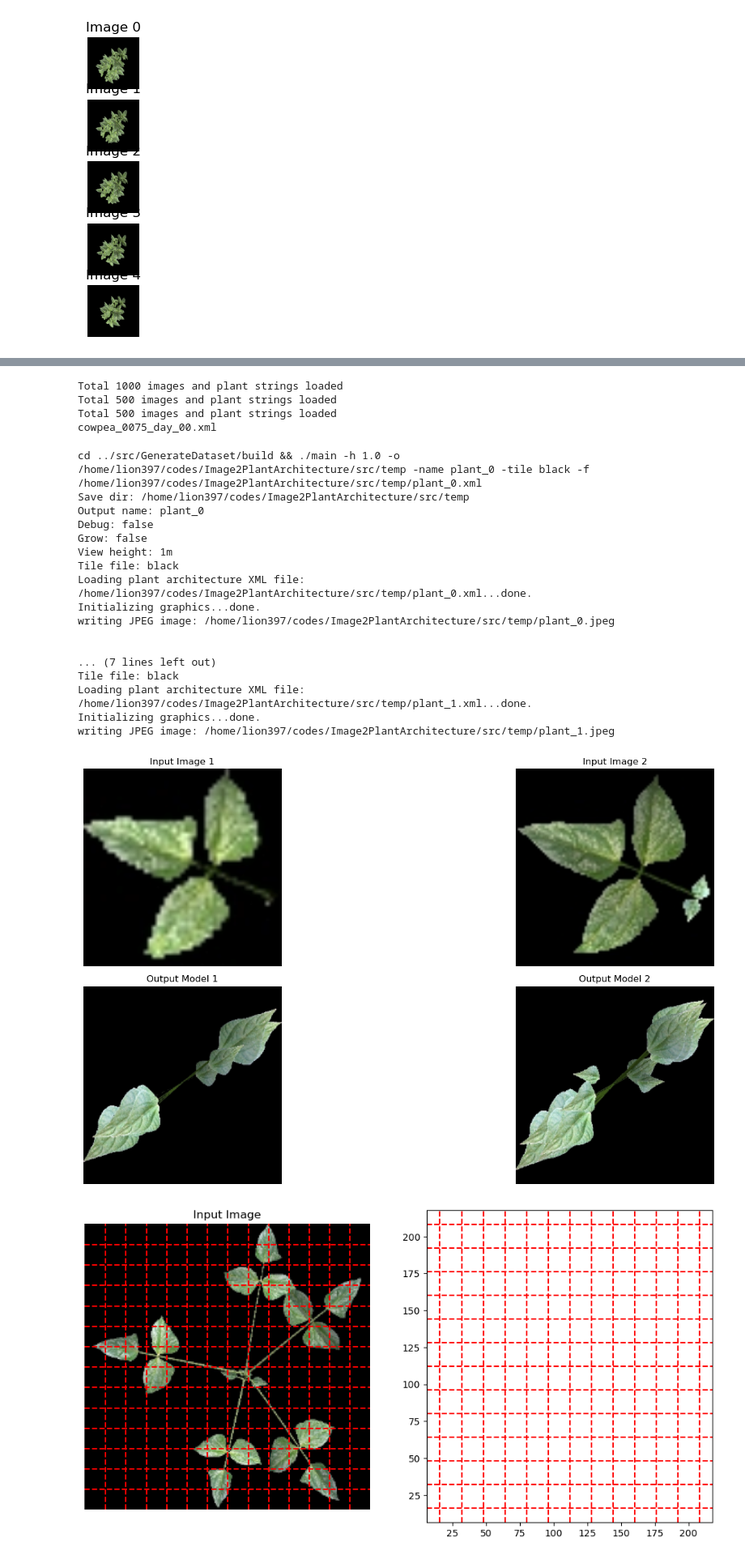
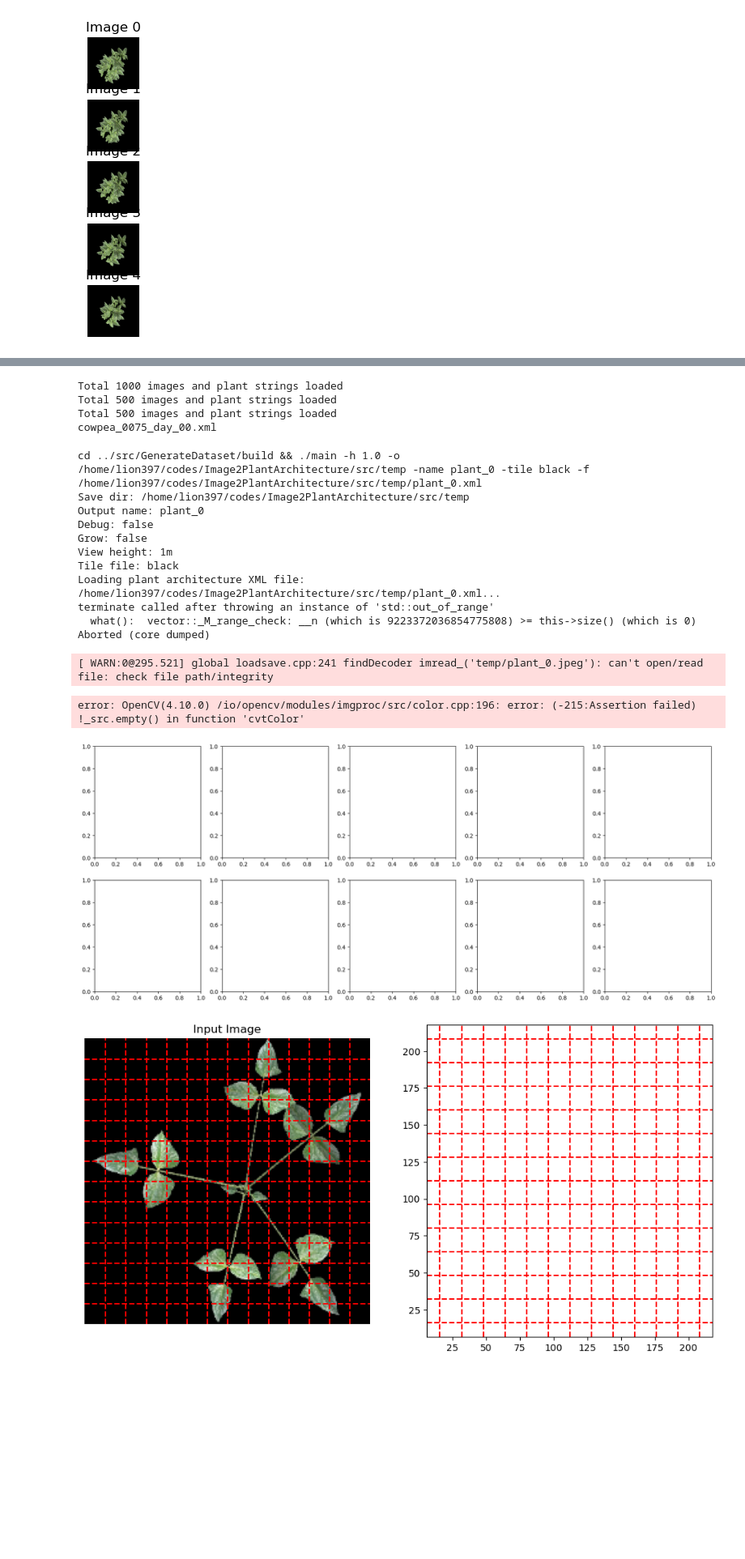
Before and after one commit to GEMINI-Breeding/Image2PlantArchitecture, a Jupyter notebook: src/evaluate_xml.ipynb, the cells around one changed output, grey strips where cells are left out. Shown at 81% size. Saved outputs shown, nothing was run; the diff lists cells and outputs as text; code cells hidden in the pictures; blank space fills up the shorter version.

```diff
--- a/src/evaluate_xml.ipynb
+++ b/src/evaluate_xml.ipynb
@@ -72,7 +72,7 @@ for i in range(n):
 # %%
 from models.plightning import MainModule
 # model = MainModule()
-model = MainModule.load_from_checkpoint("../log/20241209_BackToSimple_OutputReLU/version_0/checkpoints/best_epoch=57.ckpt")
+model = MainModule.load_from_checkpoint("../log/20241210_BackToSimple/version_3/checkpoints/best_epoch=11.ckpt")
 model.eval()
 # model.freeze()
 # %% [output]
@@ -119,7 +119,8 @@ if 0:
     test_dataloader = torch.utils.data.DataLoader(test_dataset, batch_size=1, shuffle=False, collate_fn=collate_fn)
 else:
     from models.plightning import MainDataModule
-    dataset_dir = "../data/generated_Nov22_2024"
+    #dataset_dir = "../data/generated_Nov22_2024"
+    dataset_dir = "../data/generated_Dec10_2024"
     #dataset_dir = "../data/Sideview_Dec04_2024"
     datamodule = MainDataModule(dataset_dir,
                                 image_size=224,
@@ -128,6 +129,7 @@ else:
                                 train_batch_size=1, num_workers=0, process_leaf=True, preload=False)
     datamodule.setup()
     test_dataloader = datamodule.test_dataloader()
+    train_dataloader = datamodule.train_dataloader()
 
 program_path = "../src/GenerateDataset/build"
 
@@ -148,7 +150,7 @@ def re_render_xml(output_path, filename):
     return result
 
 # Prepare the figure
-n_figures = 2
+n_figures = 5
 fig, axes = plt.subplots(2, n_figures, figsize=(20, 8))
 
 # Create temp folder
@@ -198,44 +200,40 @@ for idx, (image, out, lengths) in enumerate(test_dataloader):
     img = cv2.imread(f"temp/plant_{idx}.jpeg")
     if 1:
         leaf_area, plant_width, plant_height, leaf_img, _ = process_leaf_image(img, sqaure_crop=True, thr=0.2)
         img = cv2.resize(leaf_img, (image_size, image_size))
     else:
         img = cv2.resize(img, (image_size, image_size))
 
     row, col = divmod(idx, n_figures)
     axes[row, col].imshow(image_vis[:, :, 0:3])
     axes[row, col].set_title(f"Input Image {idx + 1}")
     axes[row, col].axis('off')
 
     axes[row + 1, col].imshow(cv2.cvtColor(img, cv2.COLOR_BGR2RGB))
     axes[row + 1, col].set_title(f"Output Model {idx + 1}")
     axes[row + 1, col].axis('off')
 
 plt.tight_layout()
 plt.show()
 # %% [output]
 Total 1000 images and plant strings loaded
 Total 500 images and plant strings loaded
 Total 500 images and plant strings loaded
 cowpea_0075_day_00.xml
 cd ../src/GenerateDataset/build && ./main -h 1.0 -o /home/lion397/codes/Image2PlantArchitecture/src/temp -name plant_0 -tile black -f /home/lion397/codes/Image2PlantArchitecture/src/temp/plant_0.xml
 Save dir: /home/lion397/codes/Image2PlantArchitecture/src/temp
 Output name: plant_0
 Debug: false
 Grow: false
 View height: 1m
 Tile file: black
-Loading plant architecture XML file: /home/lion397/codes/Image2PlantArchitecture/src/temp/plant_0.xml...done.
-Initializing graphics...done.
-writing JPEG image: /home/lion397/codes/Image2PlantArchitecture/src/temp/plant_0.jpeg
-
-
-... (7 lines left out)
-Tile file: black
-Loading plant architecture XML file: /home/lion397/codes/Image2PlantArchitecture/src/temp/plant_1.xml...done.
-Initializing graphics...done.
-writing JPEG image: /home/lion397/codes/Image2PlantArchitecture/src/temp/plant_1.jpeg
+Loading plant architecture XML file: /home/lion397/codes/Image2PlantArchitecture/src/temp/plant_0.xml...
+terminate called after throwing an instance of 'std::out_of_range'
+  what():  vector::_M_range_check: __n (which is 9223372036854775808) >= this->size() (which is 0)
+Aborted (core dumped)
+[ WARN:0@295.521] global loadsave.cpp:241 findDecoder imread_('temp/plant_0.jpeg'): can't open/read file: check file path/integrity
+error: OpenCV(4.10.0) /io/opencv/modules/imgproc/src/color.cpp:196: error: (-215:Assertion failed) !_src.empty() in function 'cvtColor'
-[figure, old version]
+[figure, new version]
 # %%
 # Draw a 14x14 grid on the image_vis[:,:,0:3]
 fig, axes = plt.subplots(1, 2, figsize=(12, 6))
```
Also changed, not shown: parts of 1 cell of this notebook, 4 other files.
